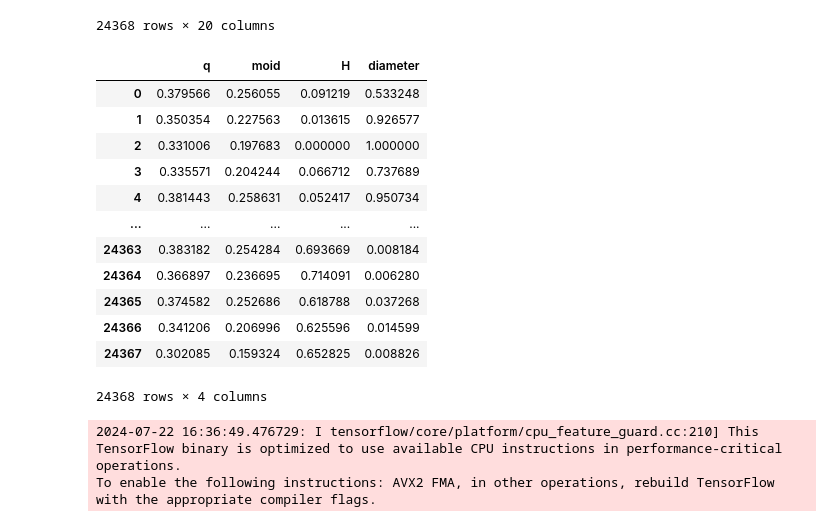
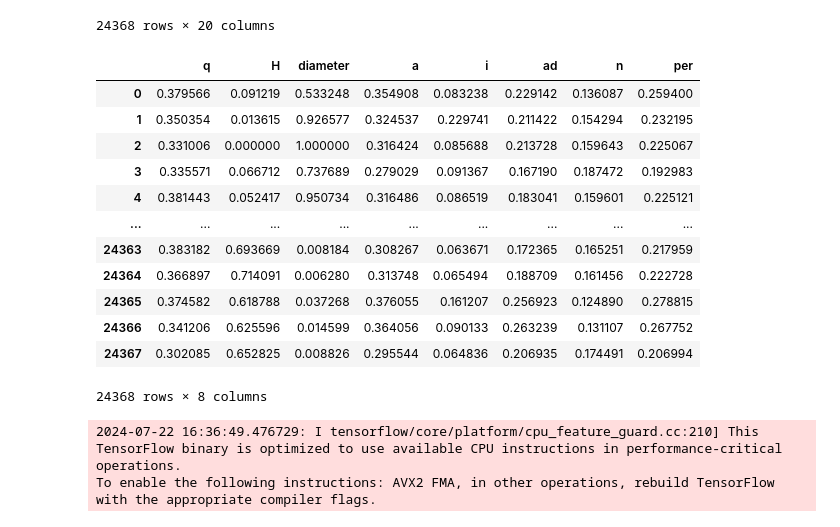
Before and after one commit to harshilxd/Asteroid-Feature-Prediction, a Jupyter notebook: source/Model2_Artificial_Neural_Net.ipynb, the cells around one changed output. Saved outputs shown, nothing was run; the diff lists cells and outputs as text; code cells hidden in the pictures.

```diff
--- a/source/Model2_Artificial_Neural_Net.ipynb
+++ b/source/Model2_Artificial_Neural_Net.ipynb
@@ -21,24 +21,24 @@ data
 | 24367 | 0.295544 | 0.293079 | 0.064836 | 0.665953 | 0.266768 | 0.302085 | 0.206935 | 0.206994 | 0.652825 | 0.0 | 0.008826 | ... |
 24368 rows × 20 columns
 # %%
-sel_data1 = data[['q', 'moid', 'H', 'diameter']]
+sel_data1 = data[['q', 'H', 'diameter', 'a', 'i', 'ad', 'n', 'per']]
 sel_data1 = sel_data1.dropna()
 
 sel_data1
 # %% [output]
-|  | q | moid | H | diameter |
-| 0 | 0.379566 | 0.256055 | 0.091219 | 0.533248 |
-| 1 | 0.350354 | 0.227563 | 0.013615 | 0.926577 |
-| 2 | 0.331006 | 0.197683 | 0.000000 | 1.000000 |
-| 3 | 0.335571 | 0.204244 | 0.066712 | 0.737689 |
-| 4 | 0.381443 | 0.258631 | 0.052417 | 0.950734 |
-| ... | ... | ... | ... | ... |
-| 24363 | 0.383182 | 0.254284 | 0.693669 | 0.008184 |
-| 24364 | 0.366897 | 0.236695 | 0.714091 | 0.006280 |
-| 24365 | 0.374582 | 0.252686 | 0.618788 | 0.037268 |
-| 24366 | 0.341206 | 0.206996 | 0.625596 | 0.014599 |
-| 24367 | 0.302085 | 0.159324 | 0.652825 | 0.008826 |
+|  | q | H | diameter | a | i | ad | n | per |
+| 0 | 0.379566 | 0.091219 | 0.533248 | 0.354908 | 0.083238 | 0.229142 | 0.136087 | 0.259400 |
+| 1 | 0.350354 | 0.013615 | 0.926577 | 0.324537 | 0.229741 | 0.211422 | 0.154294 | 0.232195 |
+| 2 | 0.331006 | 0.000000 | 1.000000 | 0.316424 | 0.085688 | 0.213728 | 0.159643 | 0.225067 |
+| 3 | 0.335571 | 0.066712 | 0.737689 | 0.279029 | 0.091367 | 0.167190 | 0.187472 | 0.192983 |
+| 4 | 0.381443 | 0.052417 | 0.950734 | 0.316486 | 0.086519 | 0.183041 | 0.159601 | 0.225121 |
+| ... | ... | ... | ... | ... | ... | ... | ... | ... |
+| 24363 | 0.383182 | 0.693669 | 0.008184 | 0.308267 | 0.063671 | 0.172365 | 0.165251 | 0.217959 |
+| 24364 | 0.366897 | 0.714091 | 0.006280 | 0.313748 | 0.065494 | 0.188709 | 0.161456 | 0.222728 |
+| 24365 | 0.374582 | 0.618788 | 0.037268 | 0.376055 | 0.161207 | 0.256923 | 0.124890 | 0.278815 |
+| 24366 | 0.341206 | 0.625596 | 0.014599 | 0.364056 | 0.090133 | 0.263239 | 0.131107 | 0.267752 |
+| 24367 | 0.302085 | 0.652825 | 0.008826 | 0.295544 | 0.064836 | 0.206935 | 0.174491 | 0.206994 |
-24368 rows × 4 columns
+24368 rows × 8 columns
 # %%
 from keras.models import Sequential
 from keras.layers import Dense
```
Also changed, not shown: parts of 21 cells of this notebook, 47 other files.
